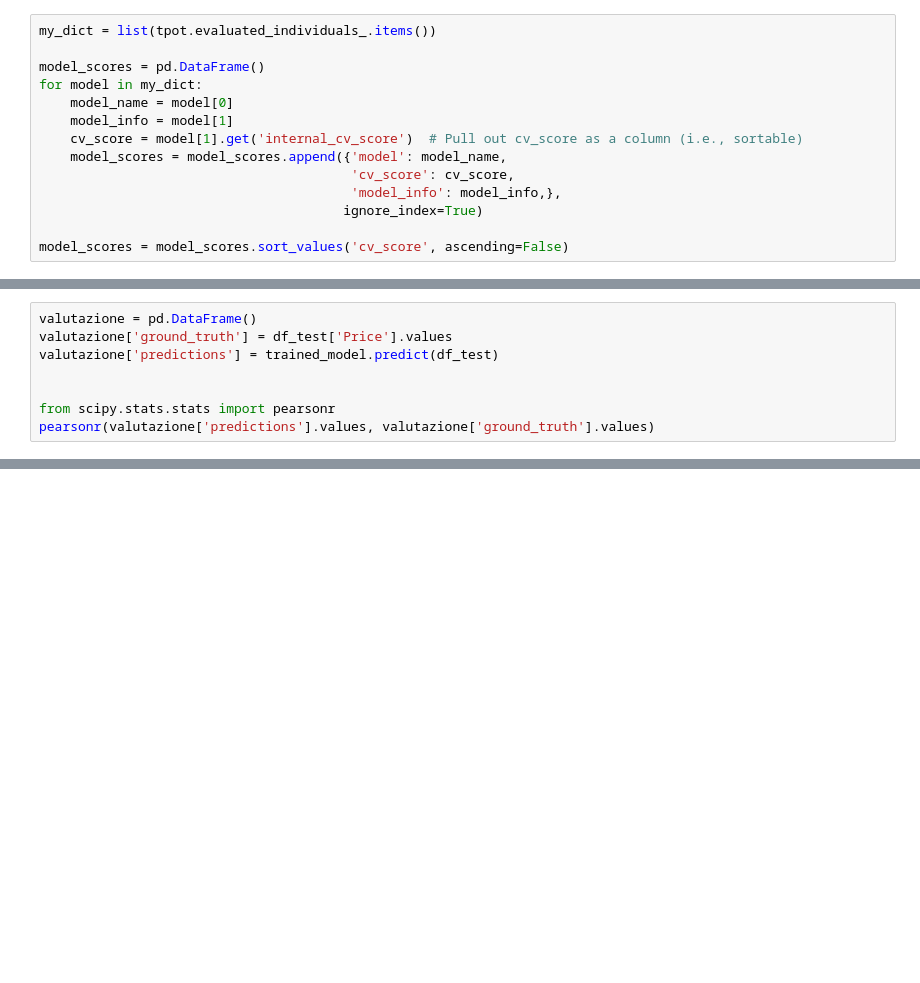
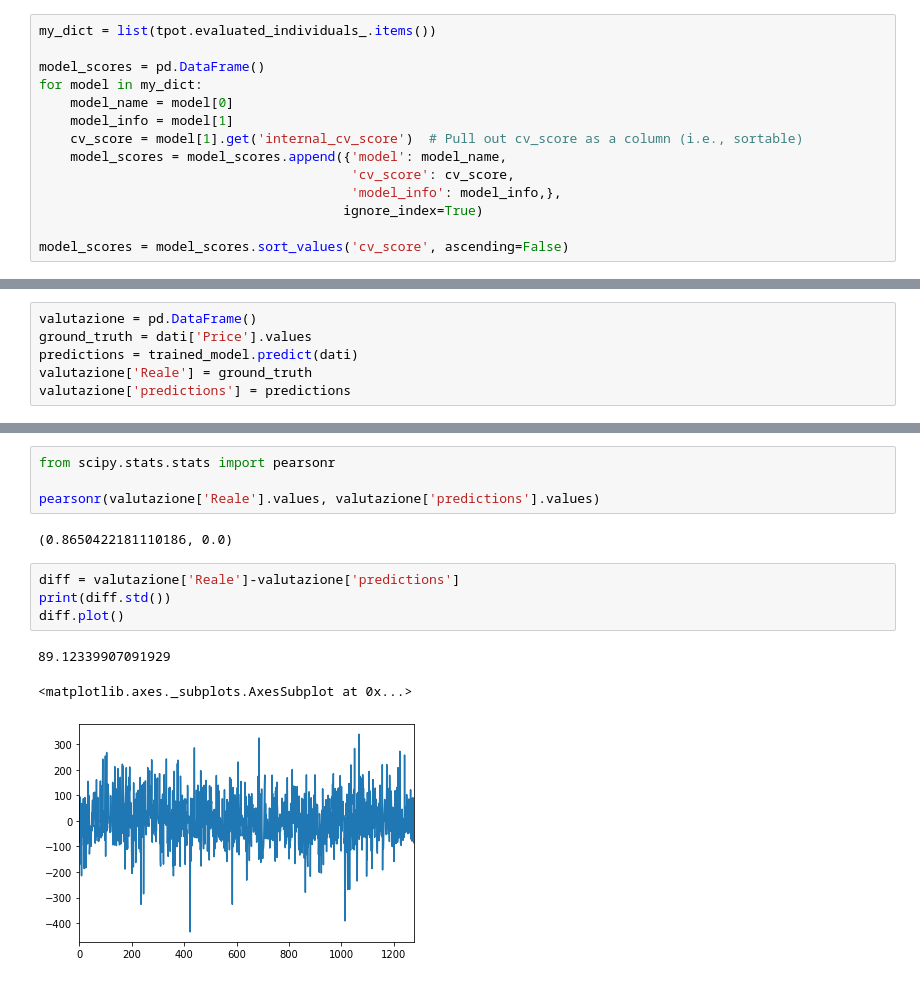
Before and after one commit to wonka929/house_scraping_and_regression, a Jupyter notebook: Regressione_affitti.ipynb, the cells around one changed output, grey strips where cells are left out. Drawn from its saved outputs; the diff is of its cells as text; blank space fills up the shorter version.

```diff
--- a/Regressione_affitti.ipynb
+++ b/Regressione_affitti.ipynb
@@ -338,8 +321,6 @@ It is worthwhile to make sure that you feed in all the most useful data points t
 # %%
 valutazione = pd.DataFrame()
-valutazione['ground_truth'] = df_test['Price'].values
-valutazione['predictions'] = trained_model.predict(df_test)
-
-
-from scipy.stats.stats import pearsonr
-pearsonr(valutazione['predictions'].values, valutazione['ground_truth'].values)
+ground_truth = dati['Price'].values
+predictions = trained_model.predict(dati)
+valutazione['Reale'] = ground_truth
+valutazione['predictions'] = predictions
@@ -350,3 +335,17 @@ casa= [[2,24,1,0,0,0,0,0,0,0,1,0,0,0,0,0,0,0,0,0,0,0,0,0,0,0,0,0,0,0,0,0,0,0,0,0
+# %%
+from scipy.stats.stats import pearsonr
+
+pearsonr(valutazione['Reale'].values, valutazione['predictions'].values)
+# %% [output]
+(0.8650422181110186, 0.0)
+# %%
+diff = valutazione['Reale']-valutazione['predictions']
+print(diff.std())
+diff.plot()
+# %% [output]
+89.12339907091929
+<matplotlib.axes._subplots.AxesSubplot at 0x...>
+[figure, added]
 # %%
 trained_model.predict(casa)
 # %% [output]
```
Also changed, not shown: parts of 71 cells of this notebook, 14 other files.
